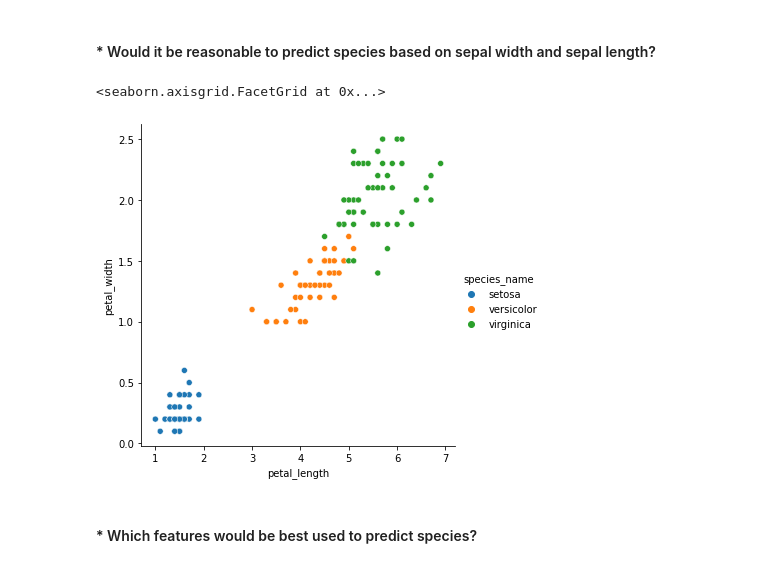
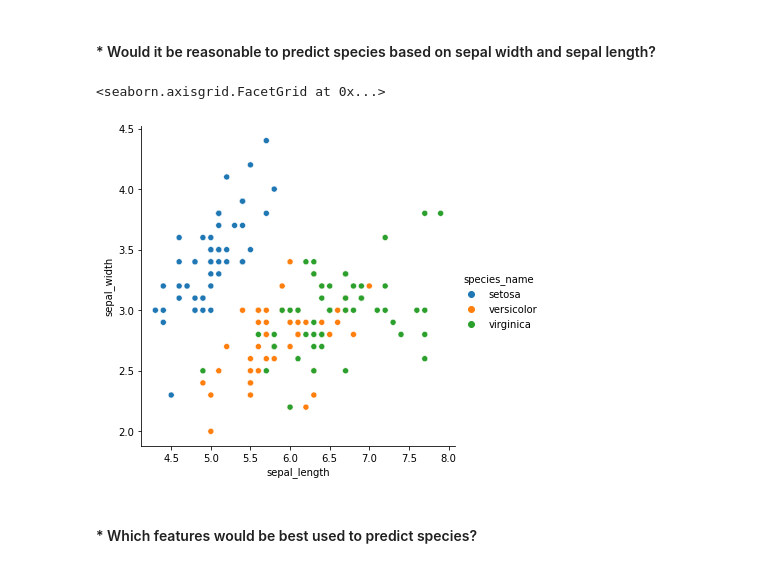
Before and after one commit to david-ryan-alviola/numpy-pandas-visualization-exercises, a Jupyter notebook: seaborn_exercises.ipynb, the cells around one changed output. Drawn from its saved outputs; the diff is of its cells as text; code cells hidden in the pictures.

```diff
--- a/seaborn_exercises.ipynb
+++ b/seaborn_exercises.ipynb
@@ -39,12 +39,12 @@ sns.lmplot(x = "petal_length", y = "petal_width", data = iris)
 [figure]
 # %% [markdown]
 #### * Would it be reasonable to predict species based on sepal width and sepal length?
-# %%
-sns.relplot(x = "petal_length", y = "petal_width", hue = "species_name", data = iris)
-# Yes because each species of flower generally falls within a certain range of petal legnth and since petal width has a linear relationship with petal length, the petal lengths of the different species also fall into distinct ranges.
-# %% [output]
-<seaborn.axisgrid.FacetGrid at 0x...>
-[figure, removed]
+# %%
+sns.relplot(x = "sepal_length", y = "sepal_width", hue = "species_name", data = iris)
+# These measures are good for predicting if the species is setosa, but may not be as accurate for versicolor or virginica
+# %% [output]
+<seaborn.axisgrid.FacetGrid at 0x...>
+[figure, added]
 # %% [markdown]
 #### * Which features would be best used to predict species?
 # %%
```
Also changed, not shown: parts of 13 cells of this notebook.
